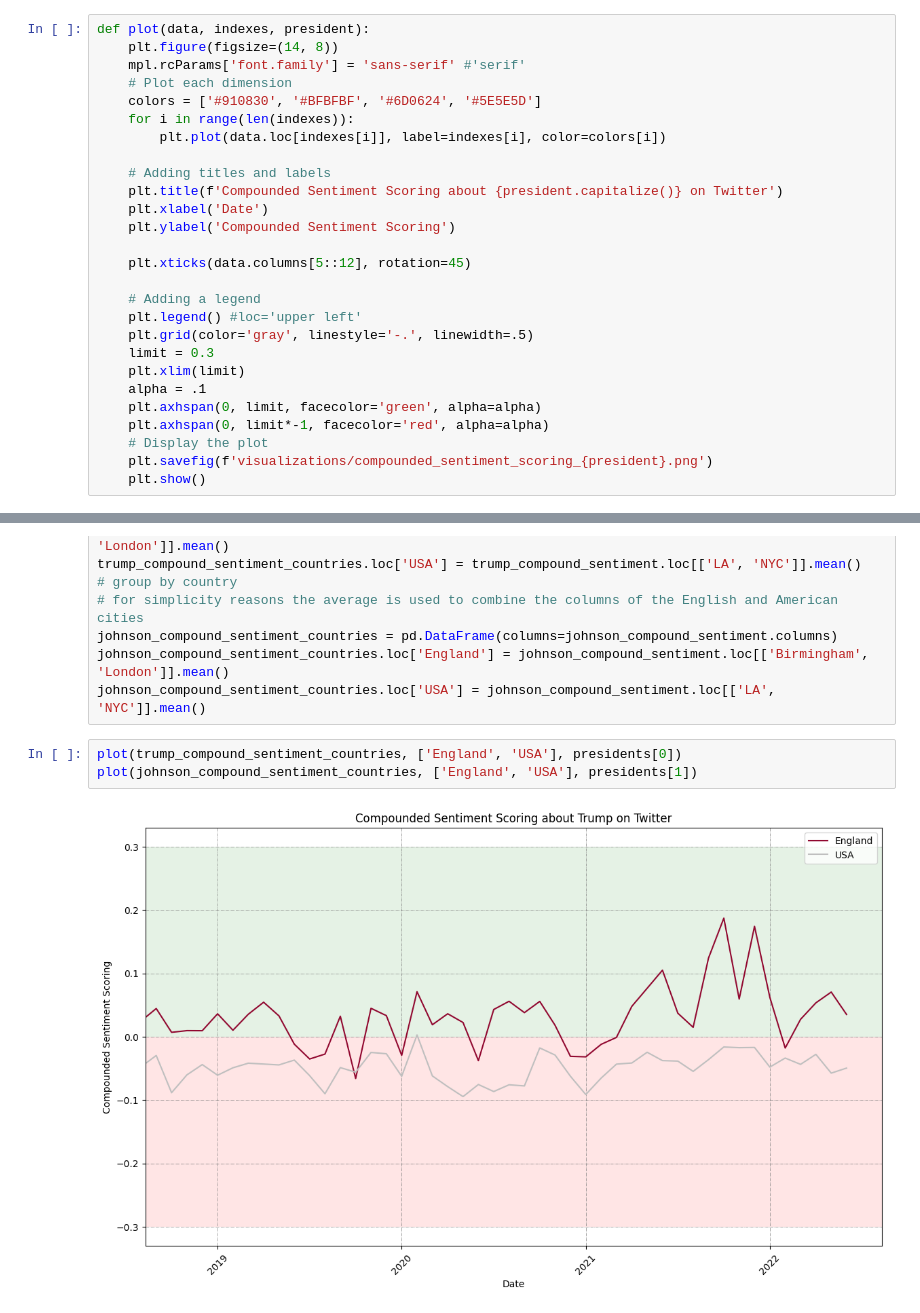
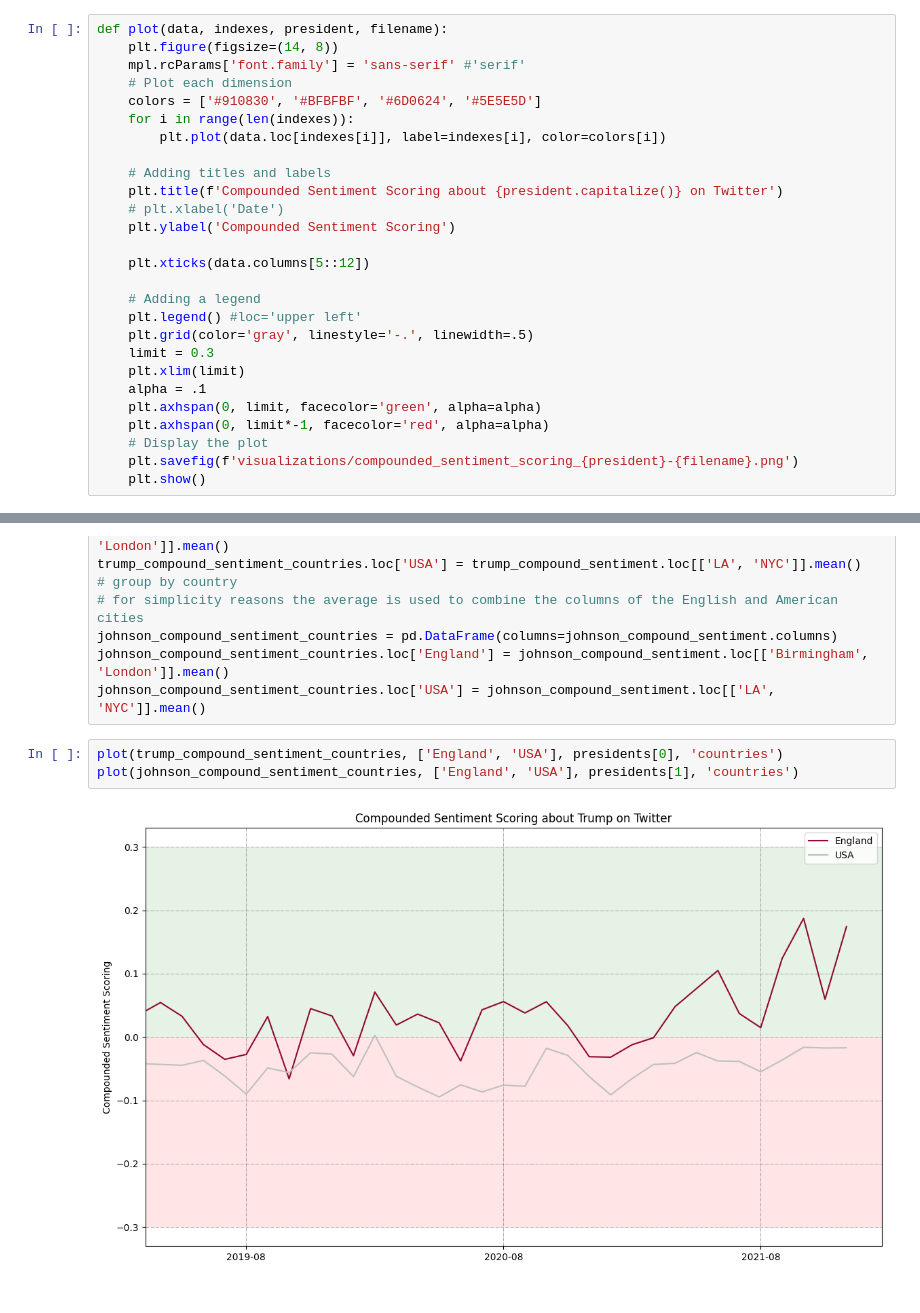
Before and after one commit to lgiesen/twitter-sentiment-analysis-politicians, a Jupyter notebook: 4_analysis.ipynb, the cells around one changed output, grey strips where cells are left out. Cells and saved outputs as stored; diff of their text form.

```diff
--- a/4_analysis.ipynb
+++ b/4_analysis.ipynb
@@ -52,7 +52,7 @@ db_file = get_files(f'{data_path}{president}/')[0]
 trump = pd.read_pickle(f'{data_path}trump/{db_file}')
 johnson = pd.read_pickle(f'{data_path}johnson/{db_file}')
 # %%
-def plot(data, indexes, president):
+def plot(data, indexes, president, filename):
     plt.figure(figsize=(14, 8))
     mpl.rcParams['font.family'] = 'sans-serif' #'serif'
     # Plot each dimension
@@ -62,10 +62,10 @@ def plot(data, indexes, president):
 
     # Adding titles and labels
     plt.title(f'Compounded Sentiment Scoring about {president.capitalize()} on Twitter')
-    plt.xlabel('Date')
+    # plt.xlabel('Date')
     plt.ylabel('Compounded Sentiment Scoring')
 
-    plt.xticks(data.columns[5::12], rotation=45)
+    plt.xticks(data.columns[5::12])
 
     # Adding a legend
     plt.legend() #loc='upper left'
@@ -76,5 +76,5 @@ def plot(data, indexes, president):
     plt.axhspan(0, limit, facecolor='green', alpha=alpha)
     plt.axhspan(0, limit*-1, facecolor='red', alpha=alpha)
     # Display the plot
-    plt.savefig(f'visualizations/compounded_sentiment_scoring_{president}.png')
+    plt.savefig(f'visualizations/compounded_sentiment_scoring_{president}-{filename}.png')
     plt.show()
@@ -125,7 +107,7 @@ johnson_compound_sentiment_countries = pd.DataFrame(columns=johnson_compound_sen
 johnson_compound_sentiment_countries.loc['England'] = johnson_compound_sentiment.loc[['Birmingham', 'London']].mean()
 johnson_compound_sentiment_countries.loc['USA'] = johnson_compound_sentiment.loc[['LA', 'NYC']].mean()
 # %%
-plot(trump_compound_sentiment_countries, ['England', 'USA'], presidents[0])
-plot(johnson_compound_sentiment_countries, ['England', 'USA'], presidents[1])
+plot(trump_compound_sentiment_countries, ['England', 'USA'], presidents[0], 'countries')
+plot(johnson_compound_sentiment_countries, ['England', 'USA'], presidents[1], 'countries')
 # %% [output]
-[figure, old version]
+[figure, new version]
```
Also changed, not shown: parts of 4 cells of this notebook, 7 other files.
